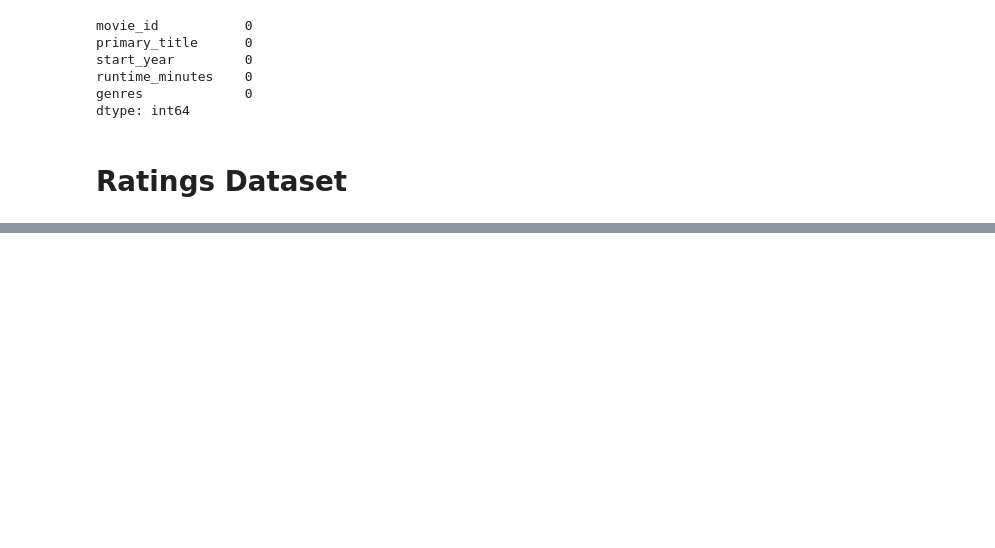
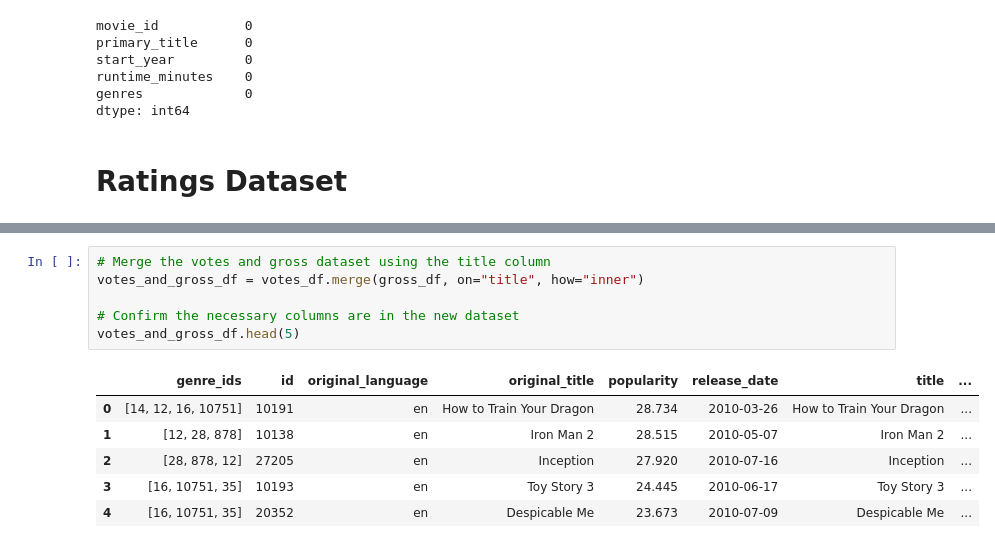
Before and after one commit to Deborah-Okeyo/group-eight-project, a Jupyter notebook: index.ipynb, the cells around one changed output, grey strips where cells are left out. Drawn from its saved outputs; the diff is of its cells as text; blank space fills up the shorter version.

```diff
--- a/index.ipynb
+++ b/index.ipynb
@@ -457,0 +523,13 @@ dtype: int64
+# %%
+# Merge the votes and gross dataset using the title column
+votes_and_gross_df = votes_df.merge(gross_df, on="title", how="inner")
+
+# Confirm the necessary columns are in the new dataset
+votes_and_gross_df.head(5)
+# %% [output]
+|  | genre_ids | id | original_language | original_title | popularity | release_date | title | ... |
+| 0 | [14, 12, 16, 10751] | 10191 | en | How to Train Your Dragon | 28.734 | 2010-03-26 | How to Train Your Dragon | ... |
+| 1 | [12, 28, 878] | 10138 | en | Iron Man 2 | 28.515 | 2010-05-07 | Iron Man 2 | ... |
+| 2 | [28, 878, 12] | 27205 | en | Inception | 27.920 | 2010-07-16 | Inception | ... |
+| 3 | [16, 10751, 35] | 10193 | en | Toy Story 3 | 24.445 | 2010-06-17 | Toy Story 3 | ... |
+| 4 | [16, 10751, 35] | 20352 | en | Despicable Me | 23.673 | 2010-07-09 | Despicable Me | ... |
```
Also changed, not shown: parts of 17 cells of this notebook.
